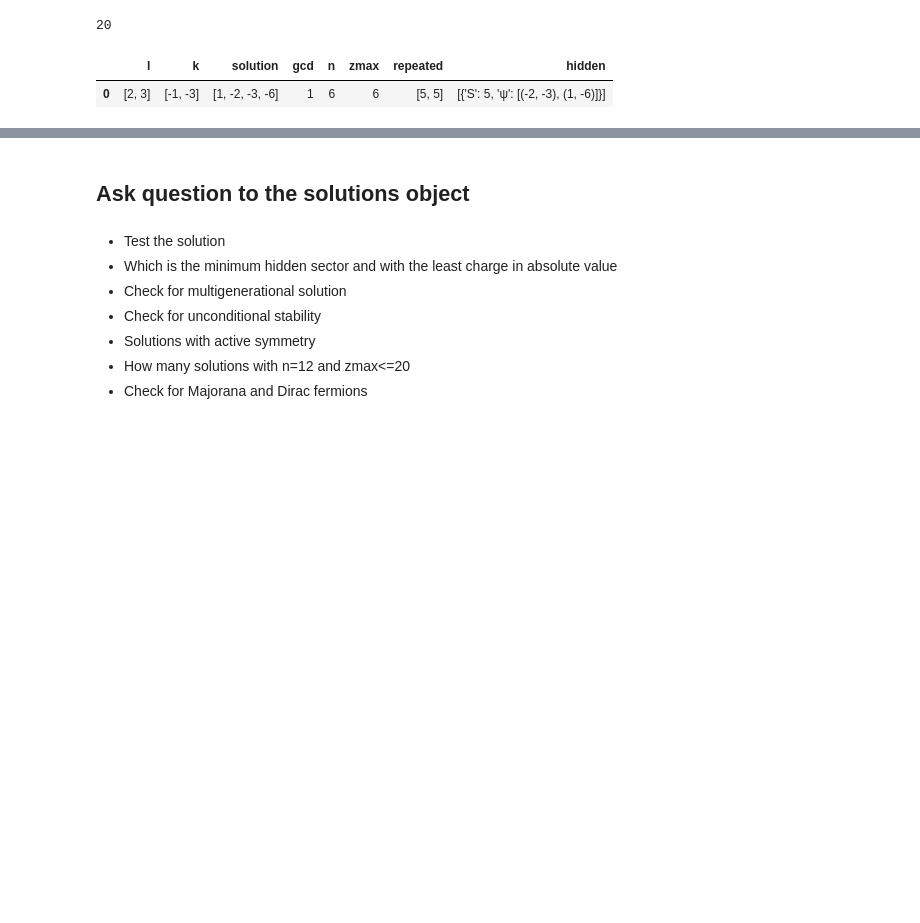
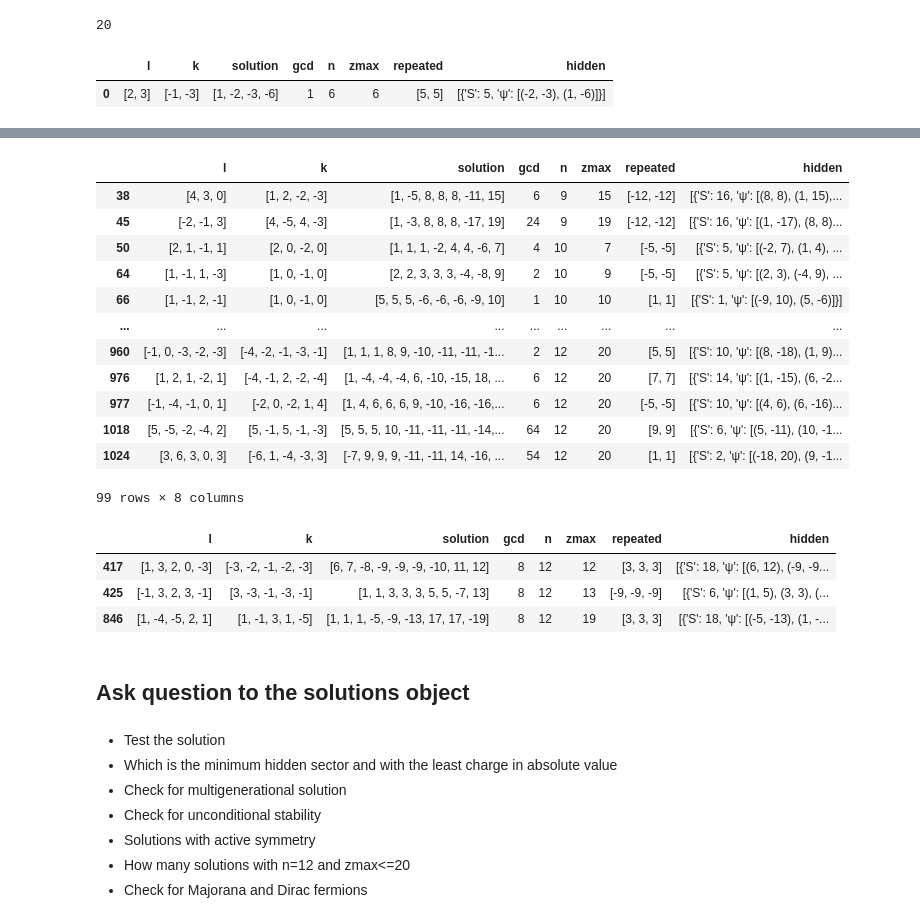
Before and after one commit to restrepo/Advanced_Computation, a Jupyter notebook: Data_Analysis-Dirac.ipynb, the cells around one changed output, grey strips where cells are left out. Cells and saved outputs as stored; diff of their text form; code cells hidden in the pictures; blank space fills up the shorter version.

```diff
--- a/Data_Analysis-Dirac.ipynb
+++ b/Data_Analysis-Dirac.ipynb
@@ -348,0 +349,16 @@ hs[:1]
+# %%
+hs[hs.apply(lambda r: any([ 3 in [r['solution'].count(p[0]) for p in d['ψ']] for d in r['hidden']]),axis='columns')]
+# %% [output]
+|  | l | k | solution | gcd | n | zmax | repeated | hidden |
+| 38 | [4, 3, 0] | [1, 2, -2, -3] | [1, -5, 8, 8, 8, -11, 15] | 6 | 9 | 15 | [-12, -12] | [{'S': 16, 'ψ': [(8, 8), (1, 15),... |
+| 45 | [-2, -1, 3] | [4, -5, 4, -3] | [1, -3, 8, 8, 8, -17, 19] | 24 | 9 | 19 | [-12, -12] | [{'S': 16, 'ψ': [(1, -17), (8, 8)... |
+| 50 | [2, 1, -1, 1] | [2, 0, -2, 0] | [1, 1, 1, -2, 4, 4, -6, 7] | 4 | 10 | 7 | [-5, -5] | [{'S': 5, 'ψ': [(-2, 7), (1, 4), ... |
+| 64 | [1, -1, 1, -3] | [1, 0, -1, 0] | [2, 2, 3, 3, 3, -4, -8, 9] | 2 | 10 | 9 | [-5, -5] | [{'S': 5, 'ψ': [(2, 3), (-4, 9), ... |
+| 66 | [1, -1, 2, -1] | [1, 0, -1, 0] | [5, 5, 5, -6, -6, -6, -9, 10] | 1 | 10 | 10 | [1, 1] | [{'S': 1, 'ψ': [(-9, 10), (5, -6)]}] |
+| ... | ... | ... | ... | ... | ... | ... | ... | ... |
+| 960 | [-1, 0, -3, -2, -3] | [-4, -2, -1, -3, -1] | [1, 1, 1, 8, 9, -10, -11, -11, -1... | 2 | 12 | 20 | [5, 5] | [{'S': 10, 'ψ': [(8, -18), (1, 9)... |
+| 976 | [1, 2, 1, -2, 1] | [-4, -1, 2, -2, -4] | [1, -4, -4, -4, 6, -10, -15, 18, ... | 6 | 12 | 20 | [7, 7] | [{'S': 14, 'ψ': [(1, -15), (6, -2... |
+| 977 | [-1, -4, -1, 0, 1] | [-2, 0, -2, 1, 4] | [1, 4, 6, 6, 6, 9, -10, -16, -16,... | 6 | 12 | 20 | [-5, -5] | [{'S': 10, 'ψ': [(4, 6), (6, -16)... |
+| 1018 | [5, -5, -2, -4, 2] | [5, -1, 5, -1, -3] | [5, 5, 5, 10, -11, -11, -11, -14,... | 64 | 12 | 20 | [9, 9] | [{'S': 6, 'ψ': [(5, -11), (10, -1... |
+| 1024 | [3, 6, 3, 0, 3] | [-6, 1, -4, -3, 3] | [-7, 9, 9, 9, -11, -11, 14, -16, ... | 54 | 12 | 20 | [1, 1] | [{'S': 2, 'ψ': [(-18, 20), (9, -1... |
+99 rows × 8 columns
@@ -349,3 +367,10 @@ hs[:1]
+# %%
+hs[(hs['repeated'].apply(len)==3) & (hs.apply(lambda r: any([ 3 in [r['solution'].count(p[0]) for p in d['ψ']] for d in r['hidden']]),axis='columns'))]
+# %% [output]
+|  | l | k | solution | gcd | n | zmax | repeated | hidden |
+| 417 | [1, 3, 2, 0, -3] | [-3, -2, -1, -2, -3] | [6, 7, -8, -9, -9, -9, -10, 11, 12] | 8 | 12 | 12 | [3, 3, 3] | [{'S': 18, 'ψ': [(6, 12), (-9, -9... |
+| 425 | [-1, 3, 2, 3, -1] | [3, -3, -1, -3, -1] | [1, 1, 3, 3, 3, 5, 5, -7, 13] | 8 | 12 | 13 | [-9, -9, -9] | [{'S': 6, 'ψ': [(1, 5), (3, 3), (... |
+| 846 | [1, -4, -5, 2, 1] | [1, -1, 3, 1, -5] | [1, 1, 1, -5, -9, -13, 17, 17, -19] | 8 | 12 | 19 | [3, 3, 3] | [{'S': 18, 'ψ': [(-5, -13), (1, -... |
 # %% [markdown]
 ## Ask question to the solutions object
 # %% [markdown]
```
Also changed, not shown: parts of 12 cells of this notebook.
